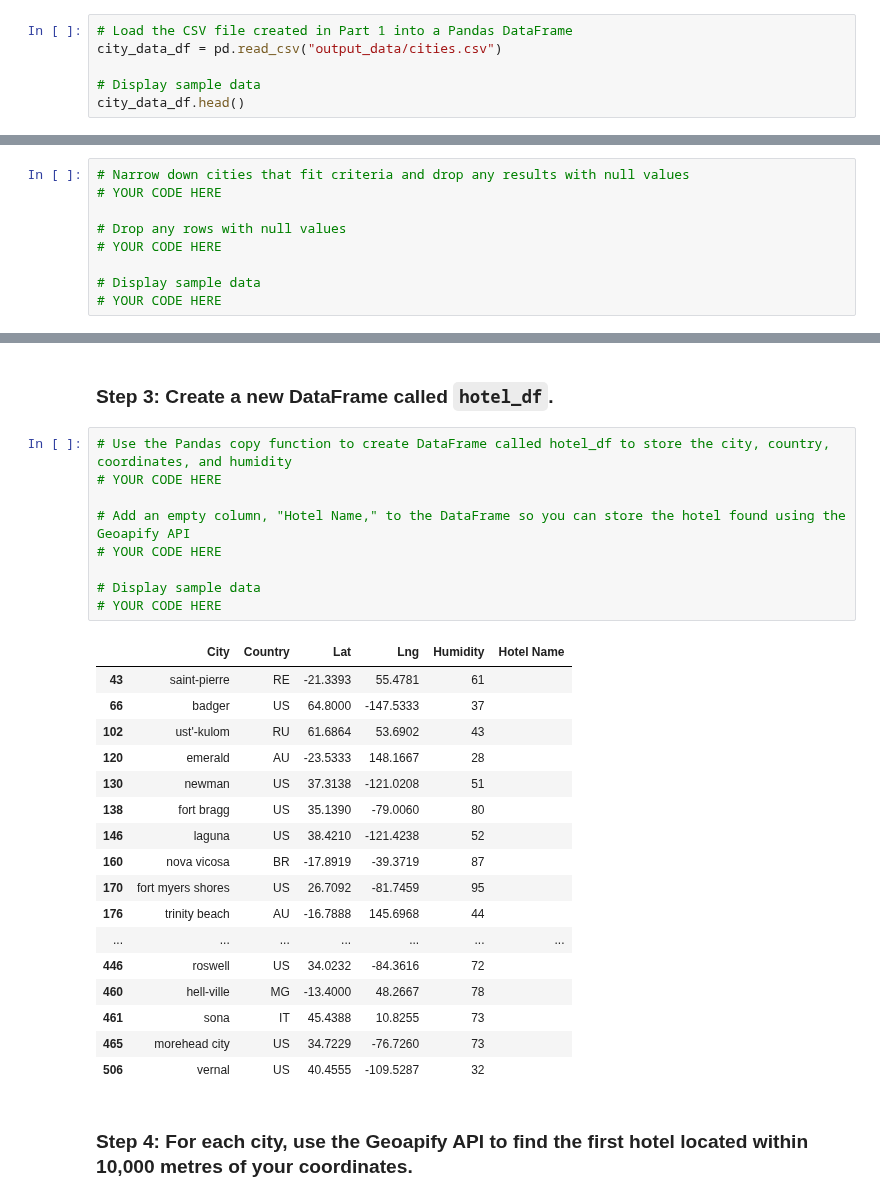
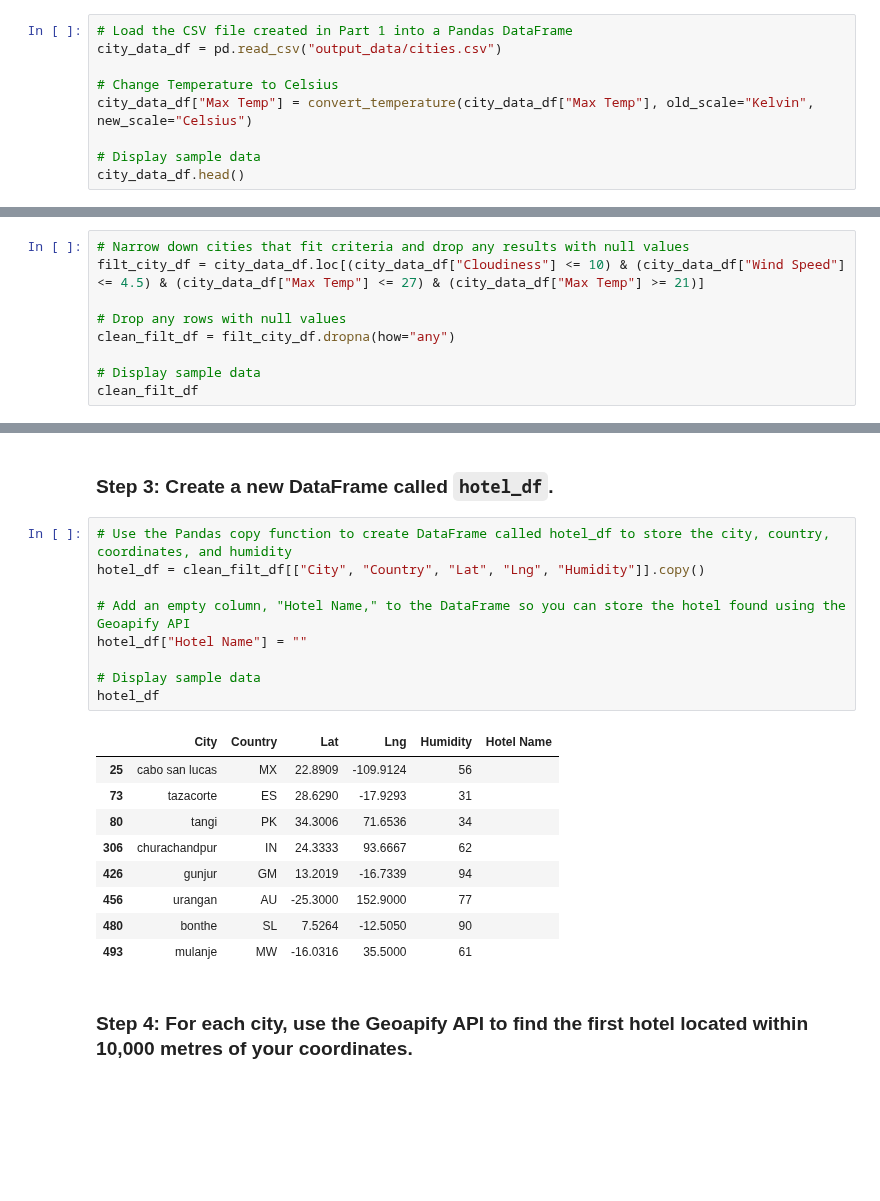
Before and after one commit to Sorted-Filtered/python-api-challenge, a Jupyter notebook: VacationPy.ipynb, the cells around one changed output, grey strips where cells are left out. Drawn from its saved outputs; the diff is of its cells as text; blank space fills up the shorter version.

```diff
--- a/VacationPy.ipynb
+++ b/VacationPy.ipynb
@@ -18,6 +16,9 @@ from api_keys import geoapify_key
 # Load the CSV file created in Part 1 into a Pandas DataFrame
 city_data_df = pd.read_csv("output_data/cities.csv")
 
+# Change Temperature to Celsius
+city_data_df["Max Temp"] = convert_temperature(city_data_df["Max Temp"], old_scale="Kelvin", new_scale="Celsius")
+
 # Display sample data
 city_data_df.head()
 # %% [output]
@@ -45,12 +55,12 @@ city_data_df.head()
 ### Step 2: Narrow down the `city_data_df` DataFrame to find your ideal weather condition
 # %%
 # Narrow down cities that fit criteria and drop any results with null values
-# YOUR CODE HERE
+filt_city_df = city_data_df.loc[(city_data_df["Cloudiness"] <= 10) & (city_data_df["Wind Speed"] <= 4.5) & (city_data_df["Max Temp"] <= 27) & (city_data_df["Max Temp"] >= 21)]
 
 # Drop any rows with null values
-# YOUR CODE HERE
+clean_filt_df = filt_city_df.dropna(how="any")
 
 # Display sample data
-# YOUR CODE HERE
+clean_filt_df
 # %% [output]
 |  | City_ID | City | Lat | Lng | Max Temp | Humidity | Cloudiness | Wind Speed | Country | Date |
@@ -74,31 +76,23 @@ city_data_df.head()
 ### Step 3: Create a new DataFrame called `hotel_df`.
 # %%
 # Use the Pandas copy function to create DataFrame called hotel_df to store the city, country, coordinates, and humidity
-# YOUR CODE HERE
+hotel_df = clean_filt_df[["City", "Country", "Lat", "Lng", "Humidity"]].copy()
 
 # Add an empty column, "Hotel Name," to the DataFrame so you can store the hotel found using the Geoapify API
-# YOUR CODE HERE
+hotel_df["Hotel Name"] = ""
 
 # Display sample data
-# YOUR CODE HERE
+hotel_df
 # %% [output]
 |  | City | Country | Lat | Lng | Humidity | Hotel Name |
-| 43 | saint-pierre | RE | -21.3393 | 55.4781 | 61 |  |
-| 66 | badger | US | 64.8000 | -147.5333 | 37 |  |
-| 102 | ust'-kulom | RU | 61.6864 | 53.6902 | 43 |  |
-| 120 | emerald | AU | -23.5333 | 148.1667 | 28 |  |
-| 130 | newman | US | 37.3138 | -121.0208 | 51 |  |
-| 138 | fort bragg | US | 35.1390 | -79.0060 | 80 |  |
-| 146 | laguna | US | 38.4210 | -121.4238 | 52 |  |
-| 160 | nova vicosa | BR | -17.8919 | -39.3719 | 87 |  |
-| 170 | fort myers shores | US | 26.7092 | -81.7459 | 95 |  |
-| 176 | trinity beach | AU | -16.7888 | 145.6968 | 44 |  |
-| ... | ... | ... | ... | ... | ... | ... |
-| 446 | roswell | US | 34.0232 | -84.3616 | 72 |  |
-| 460 | hell-ville | MG | -13.4000 | 48.2667 | 78 |  |
-| 461 | sona | IT | 45.4388 | 10.8255 | 73 |  |
-| 465 | morehead city | US | 34.7229 | -76.7260 | 73 |  |
-| 506 | vernal | US | 40.4555 | -109.5287 | 32 |  |
+| 25 | cabo san lucas | MX | 22.8909 | -109.9124 | 56 |  |
+| 73 | tazacorte | ES | 28.6290 | -17.9293 | 31 |  |
+| 80 | tangi | PK | 34.3006 | 71.6536 | 34 |  |
+| 306 | churachandpur | IN | 24.3333 | 93.6667 | 62 |  |
+| 426 | gunjur | GM | 13.2019 | -16.7339 | 94 |  |
+| 456 | urangan | AU | -25.3000 | 152.9000 | 77 |  |
+| 480 | bonthe | SL | 7.5264 | -12.5050 | 90 |  |
+| 493 | mulanje | MW | -16.0316 | 35.5000 | 61 |  |
 # %% [markdown]
 ### Step 4: For each city, use the Geoapify API to find the first hotel located within 10,000 metres of your coordinates.
 # %%
```
Also changed, not shown: parts of 8 cells of this notebook.
